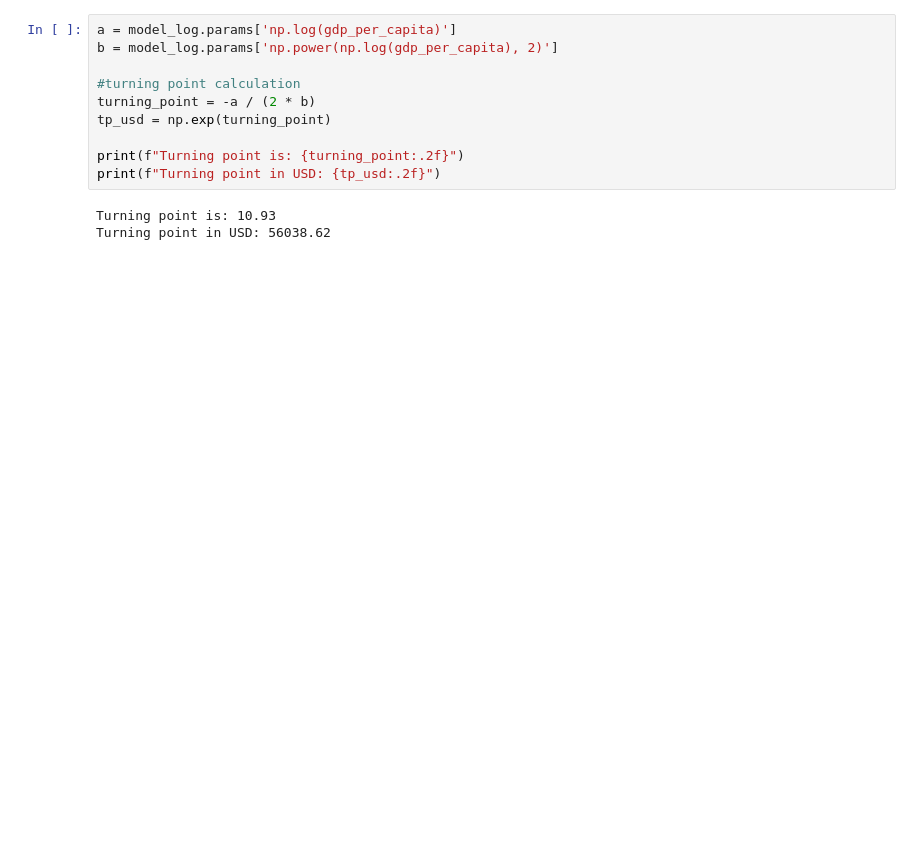
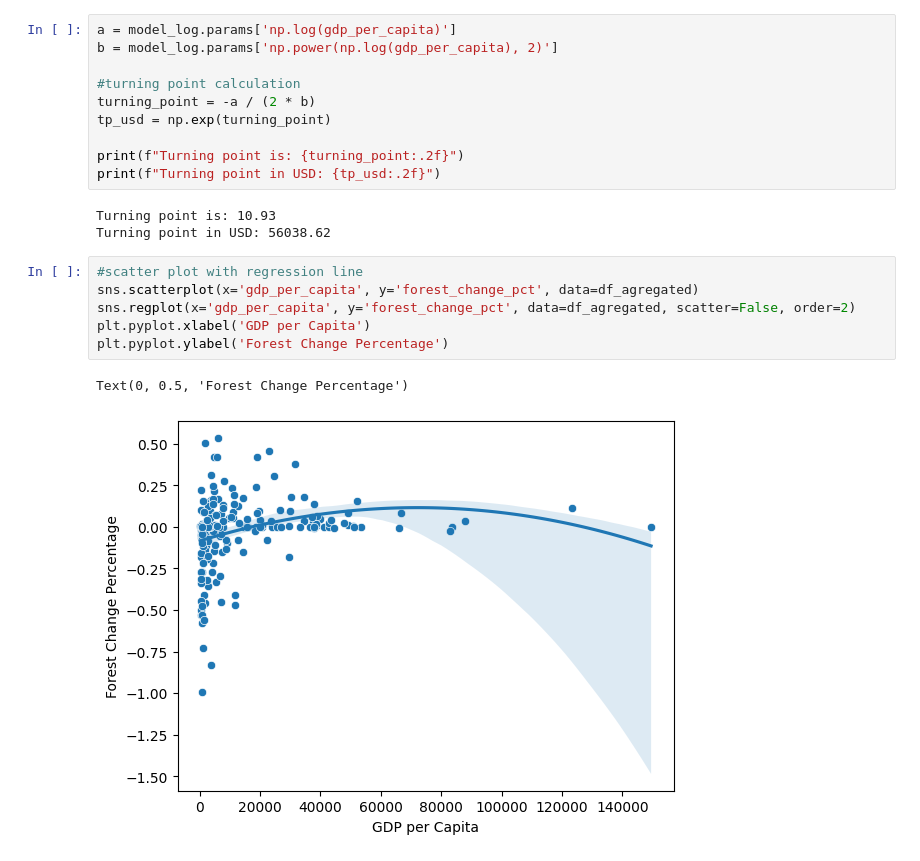
Before and after one commit to beruskis/digital_academy_project, a Jupyter notebook: scripts/statistics/Q1-correlation_forest_GDP.ipynb, the cells around one changed output. Saved outputs shown, nothing was run; the diff lists cells and outputs as text; blank space fills up the shorter version.

```diff
--- a/scripts/statistics/Q1-correlation_forest_GDP.ipynb
+++ b/scripts/statistics/Q1-correlation_forest_GDP.ipynb
@@ -93,3 +145,12 @@ print(f"Turning point in USD: {tp_usd:.2f}")
 # %% [output]
 Turning point is: 10.93
 Turning point in USD: 56038.62
+# %%
+#scatter plot with regression line
+sns.scatterplot(x='gdp_per_capita', y='forest_change_pct', data=df_agregated)
+sns.regplot(x='gdp_per_capita', y='forest_change_pct', data=df_agregated, scatter=False, order=2)
+plt.pyplot.xlabel('GDP per Capita')
+plt.pyplot.ylabel('Forest Change Percentage')
+# %% [output]
+Text(0, 0.5, 'Forest Change Percentage')
+[figure, added]
```
Also changed, not shown: parts of 4 cells of this notebook, 1 other file.
